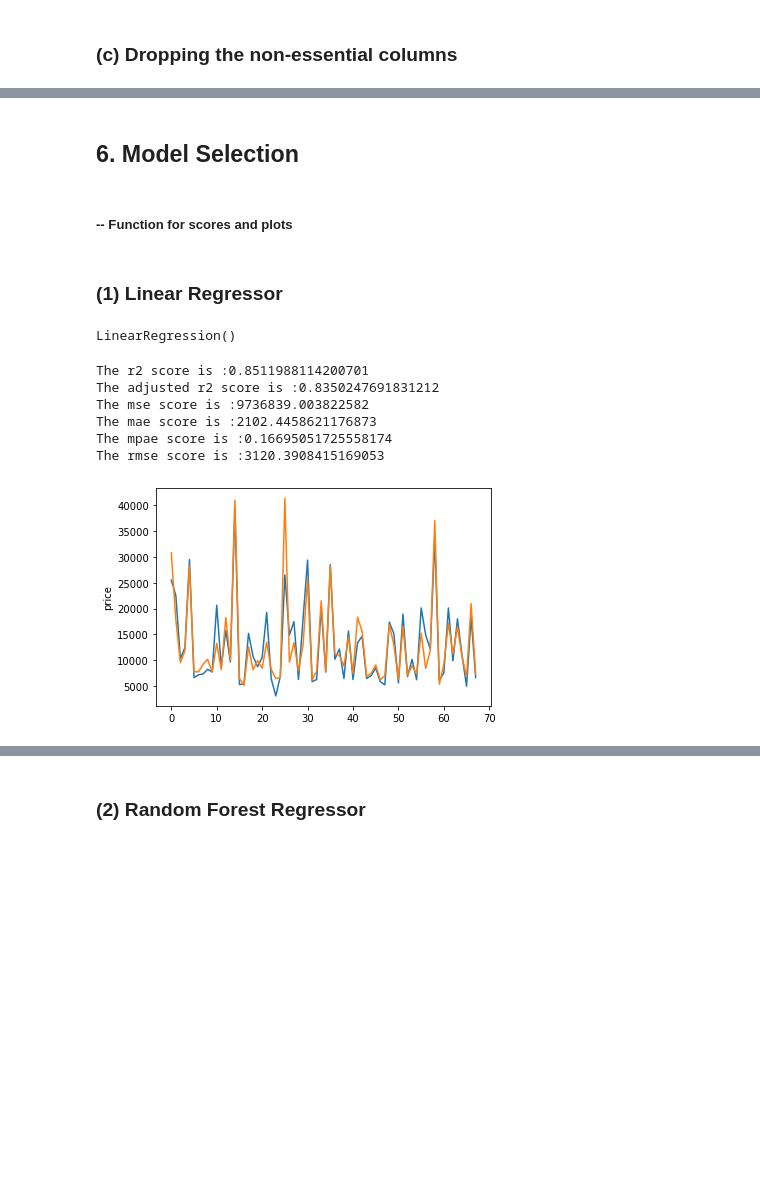
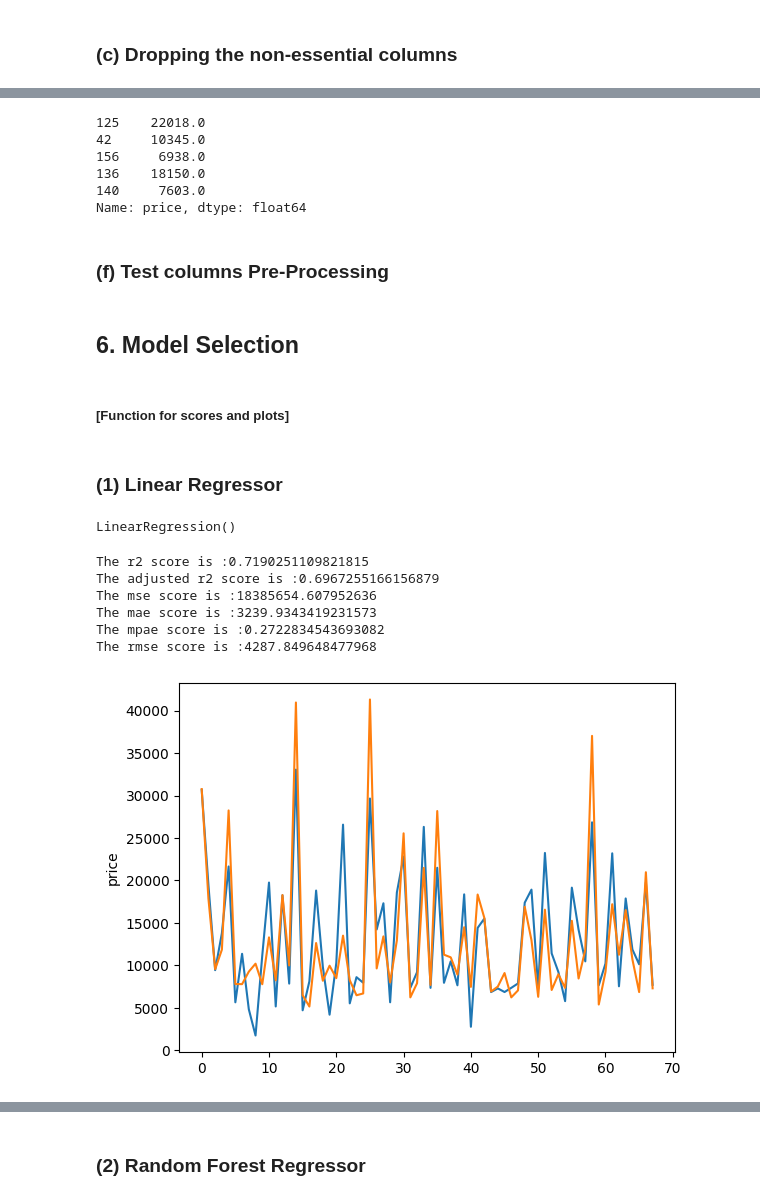
Before and after one commit to hilary-anish/Car-scrap-price, a Jupyter notebook: car_scrap_price.ipynb, the cells around one changed output, grey strips where cells are left out. Cells and saved outputs as stored; diff of their text form; code cells hidden in the pictures; blank space fills up the shorter version.

Commit message:
add preprocess pkl

```diff
--- a/car_scrap_price.ipynb
+++ b/car_scrap_price.ipynb
@@ -603,10 +589,3 @@ y.shape
 from sklearn.model_selection import train_test_split
 
 X_train, X_test, y_train, y_test = train_test_split(X, y, test_size=0.33, random_state=42)
-# %%
-from sklearn.preprocessing import StandardScaler
-
-sc = StandardScaler()
-X_train = sc.fit_transform(X_train)
-# %%
-X_test = sc.transform(X_test)
@@ -615,0 +607,19 @@ pickle.dump(sc,open('scaling.pkl','wb'))
+# %%
+y_train.head()
+# %% [output]
+125    22018.0
+42     10345.0
+156     6938.0
+136    18150.0
+140     7603.0
+Name: price, dtype: float64
+# %%
+discrete_x = X_train.select_dtypes(include = ['number']).columns
+categorical_x = X_train.select_dtypes(include = ['object']).columns
+
+numeric_features = Pipeline(steps=[('scaling', StandardScaler(with_mean=True))])
+categorical_features = Pipeline(steps=[('encoding',OneHotEncoder(drop='first'))])
+
+processing = ColumnTransformer([('numeric',numeric_features,discrete_x),('cat',categorical_features,categorical_x)])
+col_trans = processing.fit_transform(X_train)
+X_input = normalize(col_trans)
@@ -616,7 +629,12 @@ pickle.dump(sc,open('scaling.pkl','wb'))
+# %% [markdown]
+### (f) Test columns Pre-Processing
+# %%
+col_trans_test = processing.transform(X_test)
+X_test_input = normalize(col_trans_test)
 # %% [markdown]
 ## 6. Model Selection
 # %% [markdown]
-##### -- Function for scores and plots
+#####  [Function for scores and plots]
 # %%
 def scores_and_plots(X_shape, reg, y_predict, y_test):
     p = X_shape[1]
@@ -645,21 +663,21 @@ def scores_and_plots(X_shape, reg, y_predict, y_test):
 # %%
 from sklearn.linear_model import LinearRegression
 from sklearn.metrics import mean_absolute_error,mean_absolute_percentage_error,mean_squared_error, r2_score
 
 lin_model = LinearRegression()
-lin_model.fit(X_train, y_train)
-y_predict = lin_model.predict(X_test)
+lin_model.fit(X_input, y_train)
+y_predict = lin_model.predict(X_test_input)
 
 scores_and_plots(X.shape,'linear',y_predict,y_test)
 # %% [output]
 LinearRegression()
-The r2 score is :0.8511988114200701
-The adjusted r2 score is :0.8350247691831212
-The mse score is :9736839.003822582
-The mae score is :2102.4458621176873
-The mpae score is :0.16695051725558174
-The rmse score is :3120.3908415169053
+The r2 score is :0.7190251109821815
+The adjusted r2 score is :0.6967255166156879
+The mse score is :18385654.607952636
+The mae score is :3239.9343419231573
+The mpae score is :0.2722834543693082
+The rmse score is :4287.849648477968
-[figure, old version]
+[figure, new version]
 # %%
 lin_model.coef_
 lin_model.intercept_
```
Also changed, not shown: parts of 47 cells of this notebook, 8 other files.
